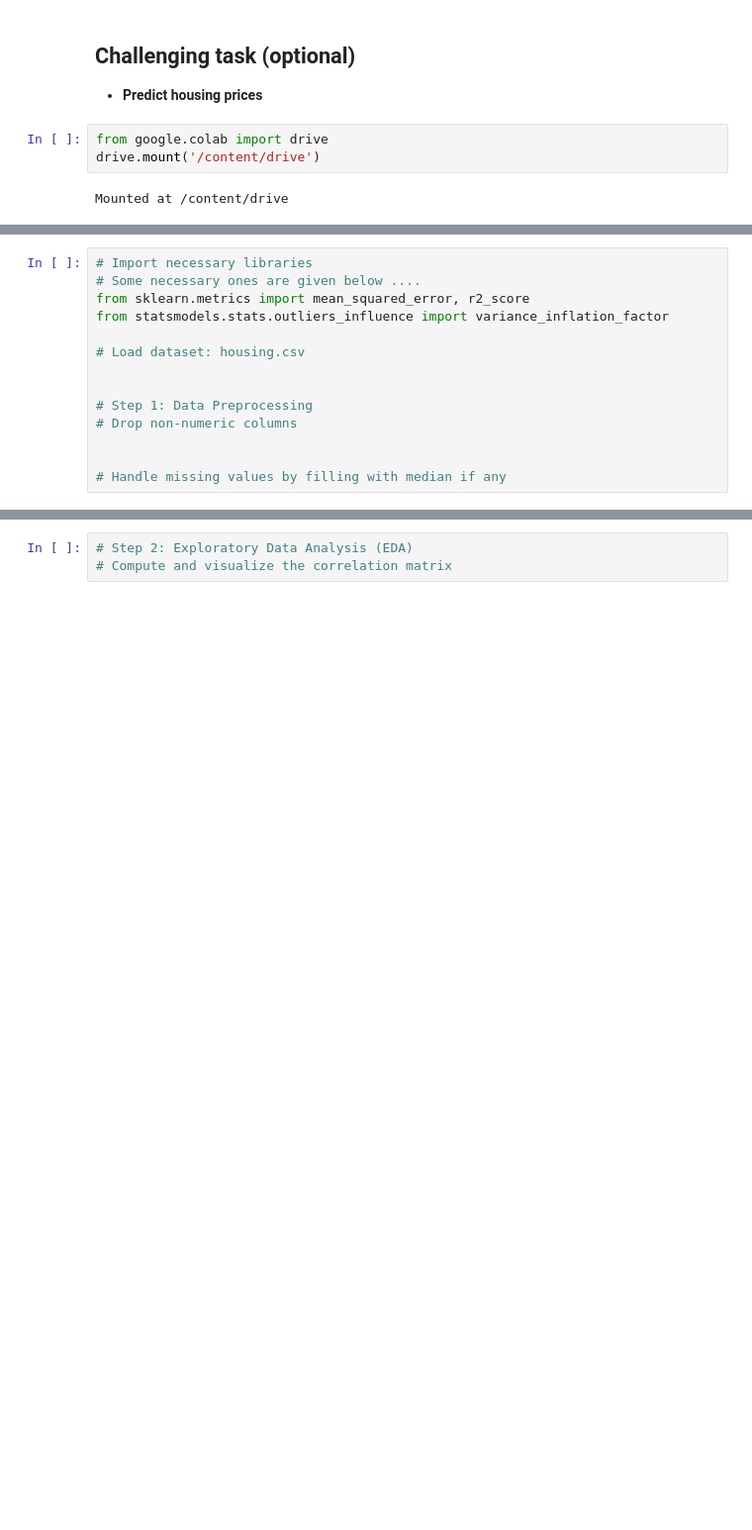
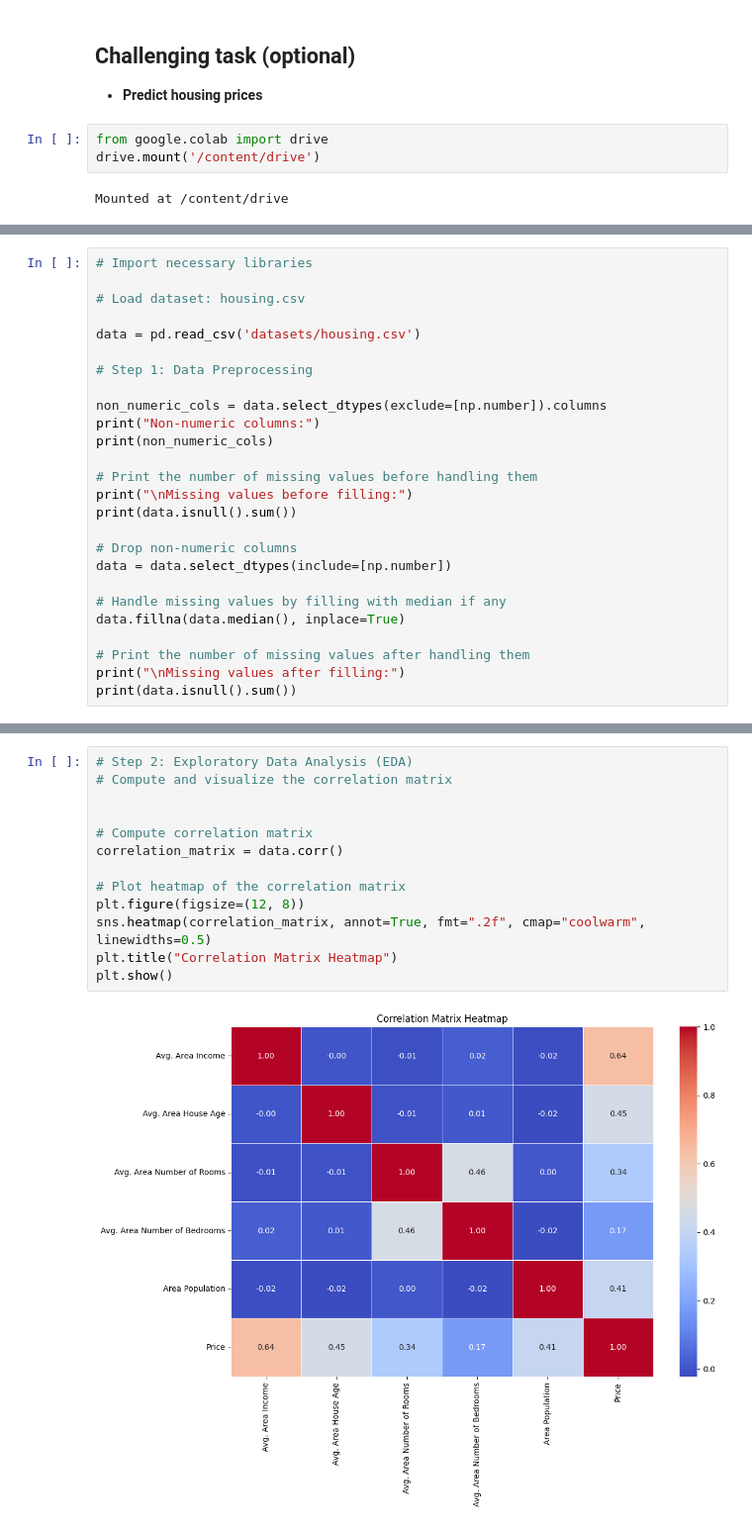
Before and after one commit to EdwinAbdonShayo/Data-Science-AI-Lessons, a Jupyter notebook: Week 4/DSAI-Lab4-Stu.ipynb, the cells around one changed output, grey strips where cells are left out. Shown at 99% size. Drawn from its saved outputs; the diff is of its cells as text; blank space fills up the shorter version.

```diff
--- a/Week 4/DSAI-Lab4-Stu.ipynb
+++ b/Week 4/DSAI-Lab4-Stu.ipynb
@@ -381,14 +434,26 @@ Mounted at /content/drive
 # %%
 # Import necessary libraries
-# Some necessary ones are given below ....
-from sklearn.metrics import mean_squared_error, r2_score
-from statsmodels.stats.outliers_influence import variance_inflation_factor
 
 # Load dataset: housing.csv
 
+data = pd.read_csv('datasets/housing.csv')
 
 # Step 1: Data Preprocessing
+
+non_numeric_cols = data.select_dtypes(exclude=[np.number]).columns
+print("Non-numeric columns:")
+print(non_numeric_cols)
+
+# Print the number of missing values before handling them
+print("\nMissing values before filling:")
+print(data.isnull().sum())
+
 # Drop non-numeric columns
-
+data = data.select_dtypes(include=[np.number])
 
 # Handle missing values by filling with median if any
+data.fillna(data.median(), inplace=True)
+
+# Print the number of missing values after handling them
+print("\nMissing values after filling:")
+print(data.isnull().sum())
@@ -395,6 +478,18 @@ from statsmodels.stats.outliers_influence import variance_inflation_factor
 # %%
 # Step 2: Exploratory Data Analysis (EDA)
 # Compute and visualize the correlation matrix
+
+
+# Compute correlation matrix
+correlation_matrix = data.corr()
+
+# Plot heatmap of the correlation matrix
+plt.figure(figsize=(12, 8))
+sns.heatmap(correlation_matrix, annot=True, fmt=".2f", cmap="coolwarm", linewidths=0.5)
+plt.title("Correlation Matrix Heatmap")
+plt.show()
+# %% [output]
+[figure, added]
 # %%
 # Step 3: Feature Selection Using Variance Inflation Factor (VIF) (Multicollinearity Handling)
 # Search for VIF and understand the context before using it
```
Also changed, not shown: parts of 13 cells of this notebook, 1 other file.
